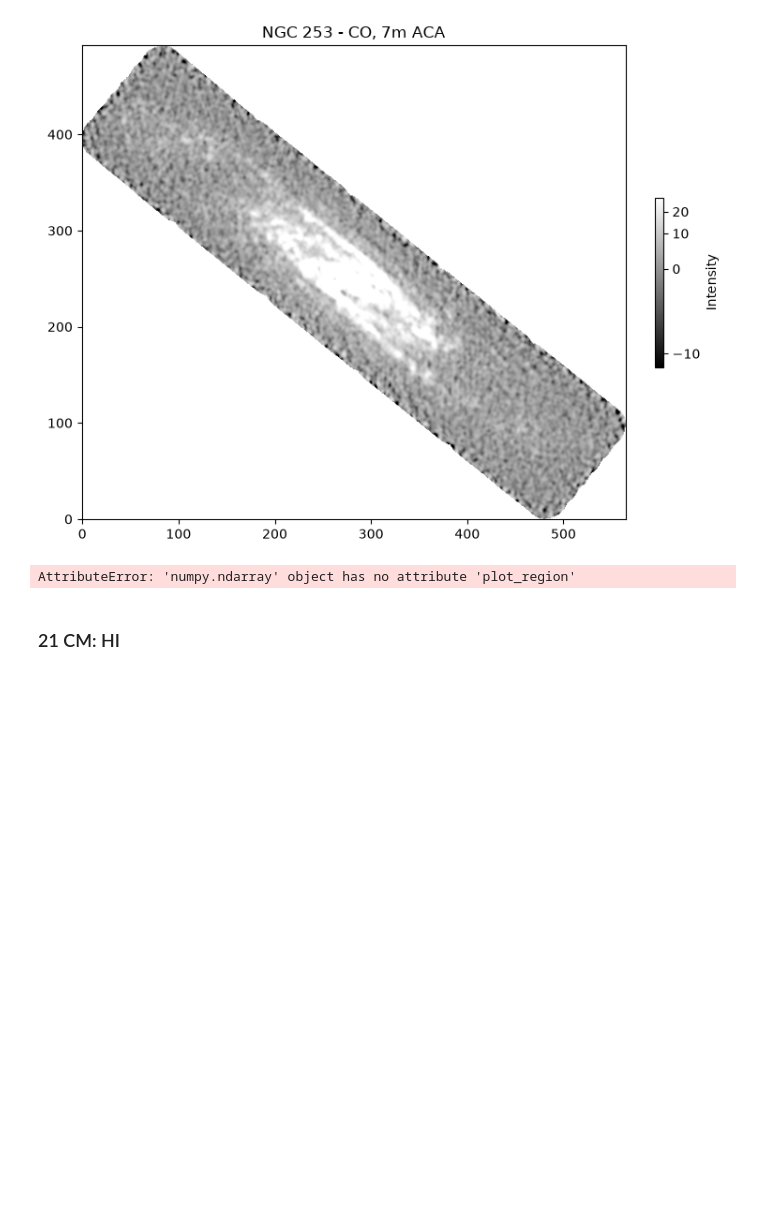
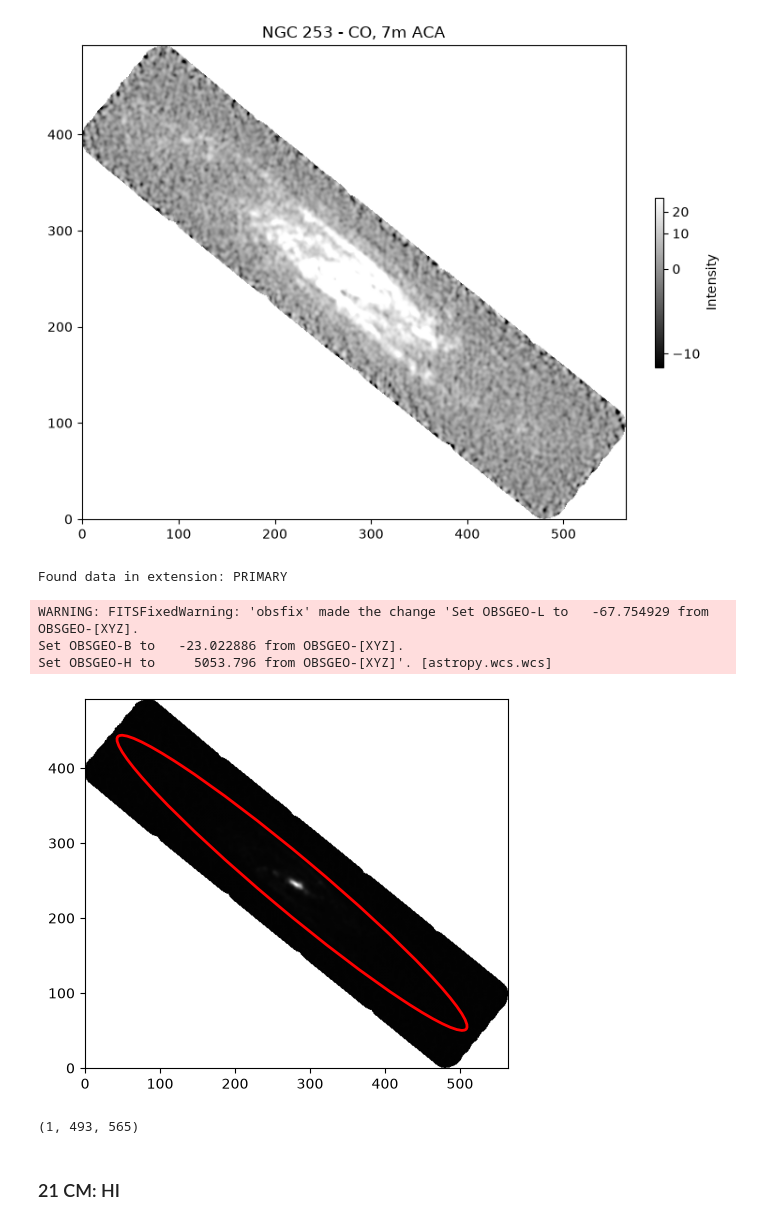
Before and after one commit to myasmedley/Environment-Mask-of-NGC-253, a Jupyter notebook: Disk_RegionsUpdated.ipynb, the cells around one changed output. Saved outputs shown, nothing was run; the diff lists cells and outputs as text; code cells hidden in the pictures; blank space fills up the shorter version.

```diff
--- a/Disk_RegionsUpdated.ipynb
+++ b/Disk_RegionsUpdated.ipynb
@@ -136 +138,4 @@ print(co_data2D.shape)
+# %%
+if len(np.shape(co_data)) > 2:
+    co_data = co_data[0]
 # %%
@@ -146,11 +151,18 @@ plt.show()
 # %% [output]
 [figure]
 # %%
-co_file = r"C:\Users\Lamat\OneDrive - The Ohio State University\Lamat NGC 253 Environment Mask\Plotting Regions\ngc0253_7m+tp_co21_mom0.fits"
 co_disk_regionfile = r"C:\Users\Lamat\OneDrive - The Ohio State University/Lamat NGC 253 Environment Mask/Plotting Regions/disk_co_regionfile_aca.reg"
-co_data2D.plot_region(co_file, co_disk_regionfile, norm, None, None)
+co_data.plot_region(co_file, co_disk_regionfile, norm='linear', vmin=None, vmax=None)
 # %% [output]
-AttributeError: 'numpy.ndarray' object has no attribute 'plot_region'
+Found data in extension: PRIMARY
+WARNING: FITSFixedWarning: 'obsfix' made the change 'Set OBSGEO-L to   -67.754929 from OBSGEO-[XYZ].
+Set OBSGEO-B to   -23.022886 from OBSGEO-[XYZ].
+Set OBSGEO-H to     5053.796 from OBSGEO-[XYZ]'. [astropy.wcs.wcs]
+[figure, added]
+# %%
+print(co_data.shape)
+# %% [output]
+(1, 493, 565)
 # %% [markdown]
 ### 21 CM: HI
 # %%
```
Also changed, not shown: parts of 6 cells of this notebook.
